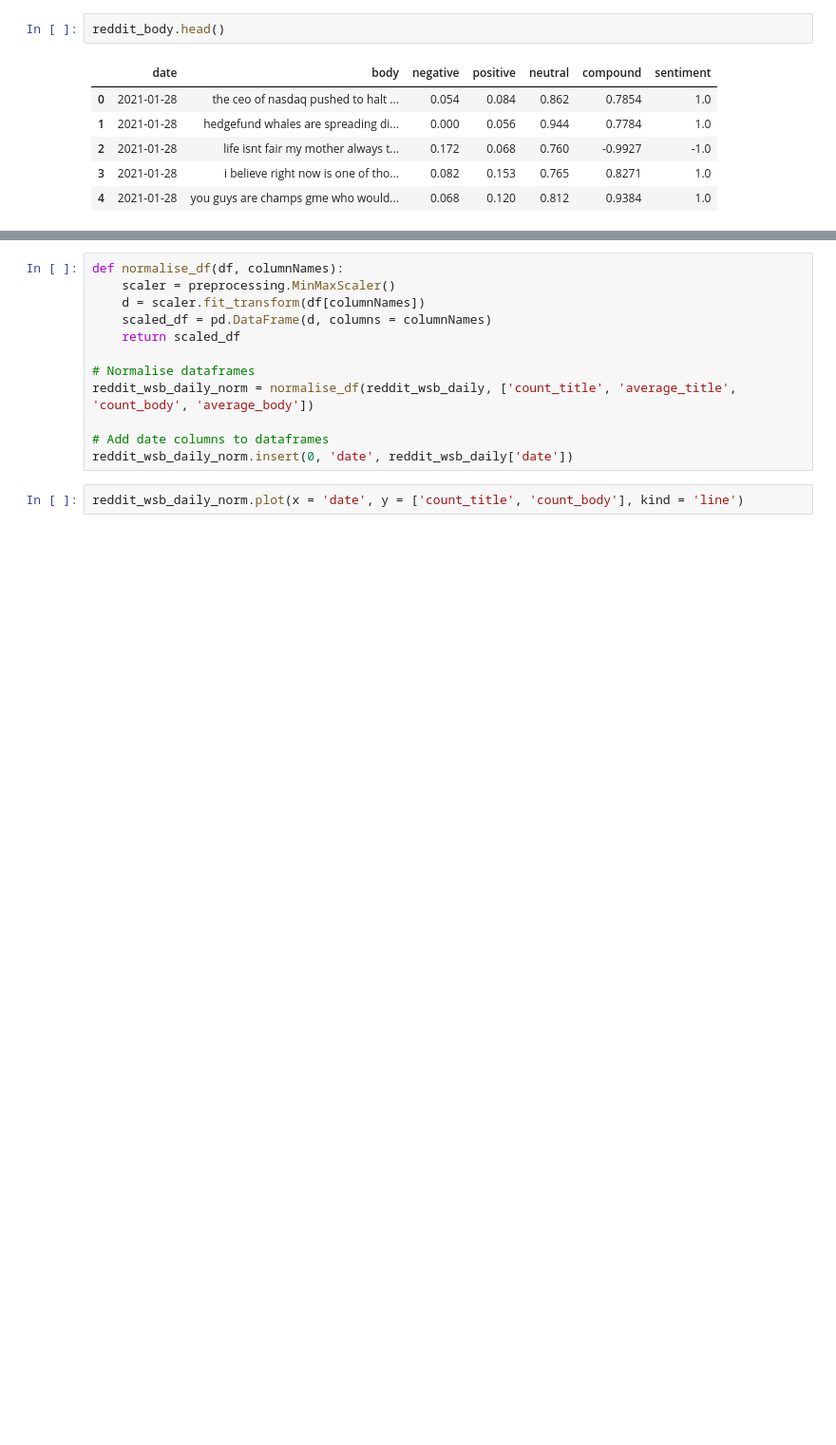
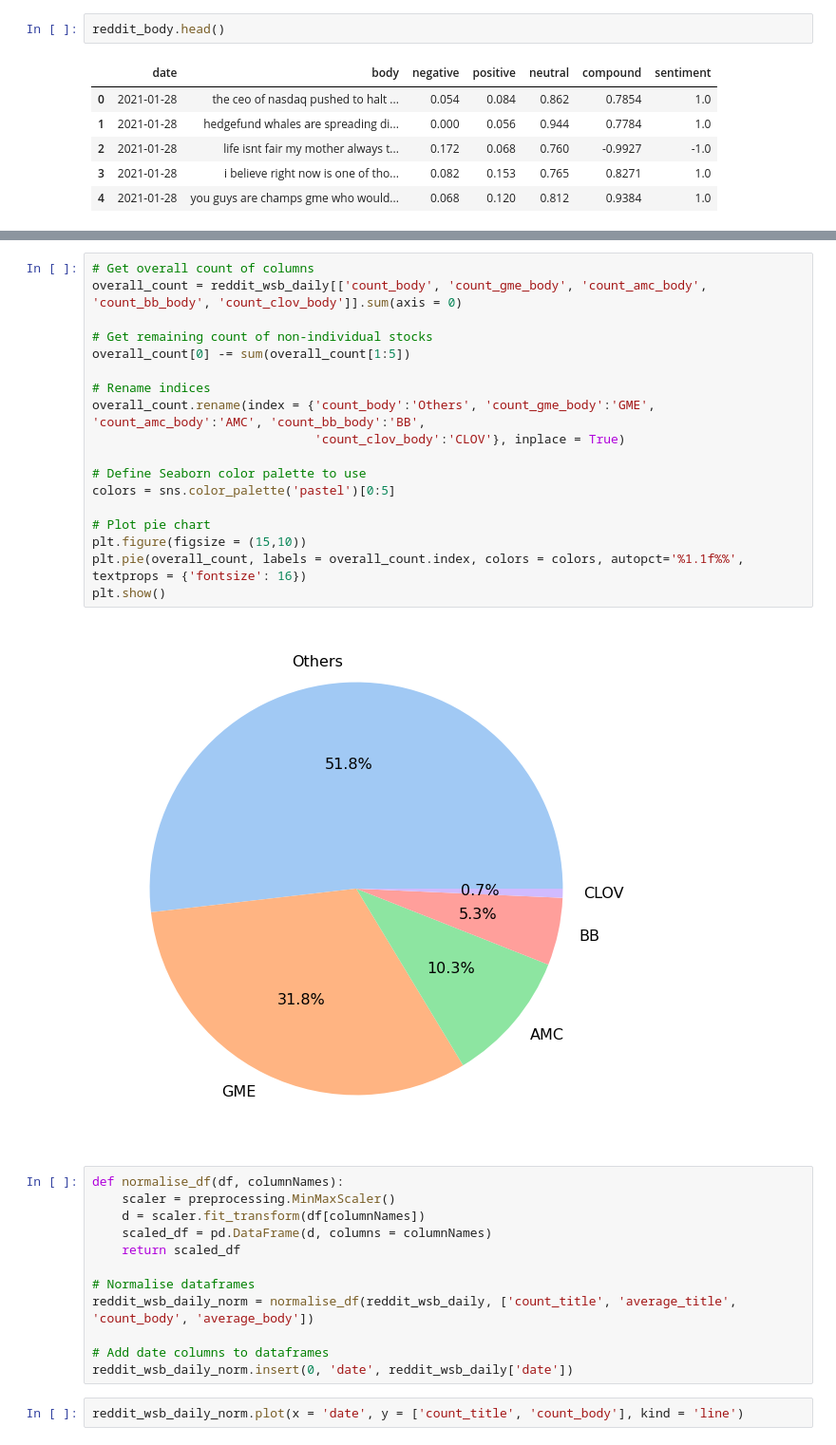
Before and after one commit to ccwhgetgit/DAO2702Project, a Jupyter notebook: Reddit.ipynb, the cells around one changed output, grey strips where cells are left out. Shown at 95% size. Cells and saved outputs as stored; diff of their text form; blank space fills up the shorter version.

Commit message:
feat: add pie chart of proportion of thread body

```diff
--- a/Reddit.ipynb
+++ b/Reddit.ipynb
@@ -178,3 +187,23 @@ reddit_wsb_daily.head()
+# %%
+# Get overall count of columns
+overall_count = reddit_wsb_daily[['count_body', 'count_gme_body', 'count_amc_body', 'count_bb_body', 'count_clov_body']].sum(axis = 0)
+
+# Get remaining count of non-individual stocks
+overall_count[0] -= sum(overall_count[1:5])
+
+# Rename indices
+overall_count.rename(index = {'count_body':'Others', 'count_gme_body':'GME', 'count_amc_body':'AMC', 'count_bb_body':'BB',
+                              'count_clov_body':'CLOV'}, inplace = True)
+
+# Define Seaborn color palette to use
+colors = sns.color_palette('pastel')[0:5]
+
+# Plot pie chart
+plt.figure(figsize = (15,10))
+plt.pie(overall_count, labels = overall_count.index, colors = colors, autopct='%1.1f%%', textprops = {'fontsize': 16})
+plt.show()
+# %% [output]
+[figure, added]
 # %%
 def normalise_df(df, columnNames):
     scaler = preprocessing.MinMaxScaler()
```
Also changed, not shown: parts of 4 cells of this notebook, 1 other file.
